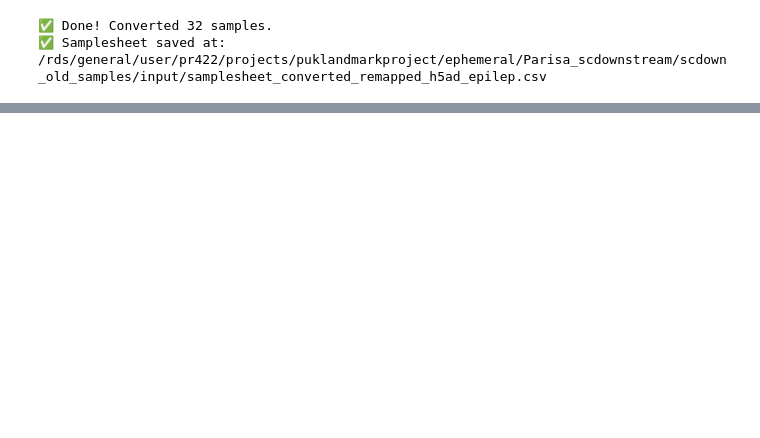
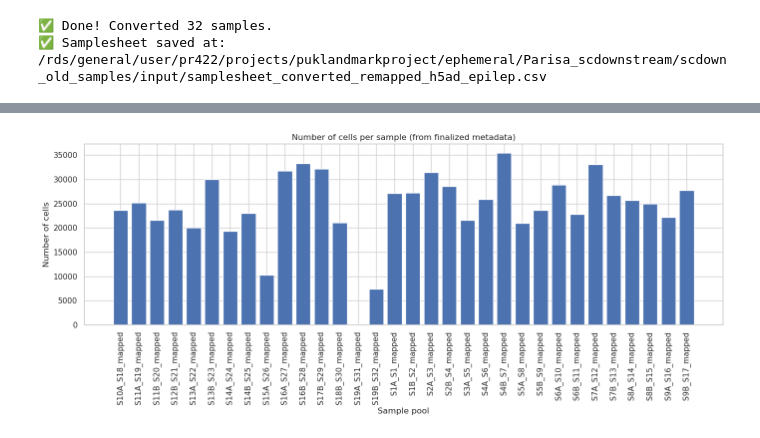
Before and after one commit to Parisarahbar97/scRNA-seq_pipelines, a Jupyter notebook: jupyter_notebooks/python.ipynb, the cells around one changed output, grey strips where cells are left out. Saved outputs shown, nothing was run; the diff lists cells and outputs as text; code cells hidden in the pictures; blank space fills up the shorter version.

```diff
--- a/jupyter_notebooks/python.ipynb
+++ b/jupyter_notebooks/python.ipynb
@@ -84,0 +553,22 @@ FileNotFoundError: [Errno 2] Unable to synchronously open file (unable to open f
+# %%
+import pandas as pd
+import matplotlib.pyplot as plt
+
+# Load the metadata
+metadata_path = "/rds/general/user/pr422/projects/puklandmarkproject/live/Users/Parisa/ephemeral_files/Parisa_scdownstream/output_full/run3_celltypist_new_model/finalized/merged_metadata.csv"
+df = pd.read_csv(metadata_path)
+
+# Count number of cells per sample
+cell_counts = df['sample'].value_counts().sort_index()
+
+# Plot
+plt.figure(figsize=(14, 6))
+bars = plt.bar(cell_counts.index, cell_counts.values)
+plt.xticks(rotation=90, ha='center')  # ensure center alignment
+plt.ylabel("Number of cells")
+plt.xlabel("Sample pool")
+plt.title("Number of cells per sample (from finalized metadata)")
+plt.tight_layout()
+plt.show()
+# %% [output]
+[figure, added]
```
Also changed, not shown: parts of 24 cells of this notebook.
